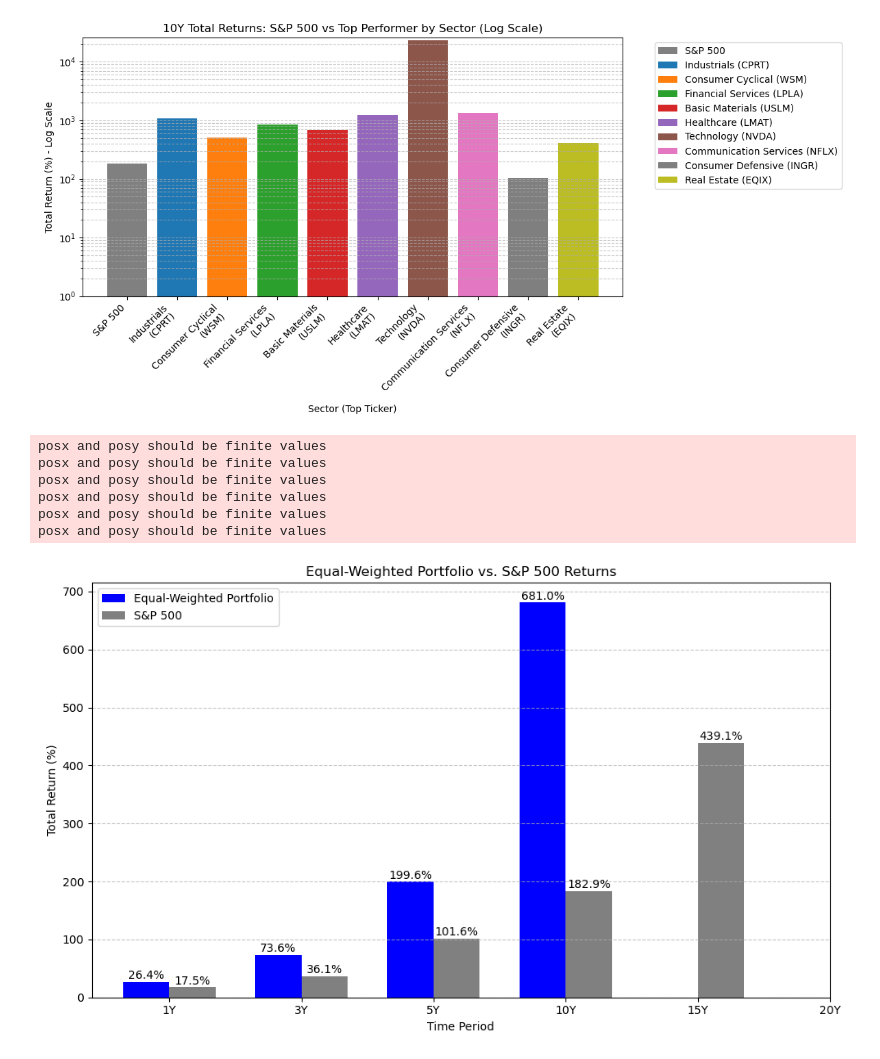
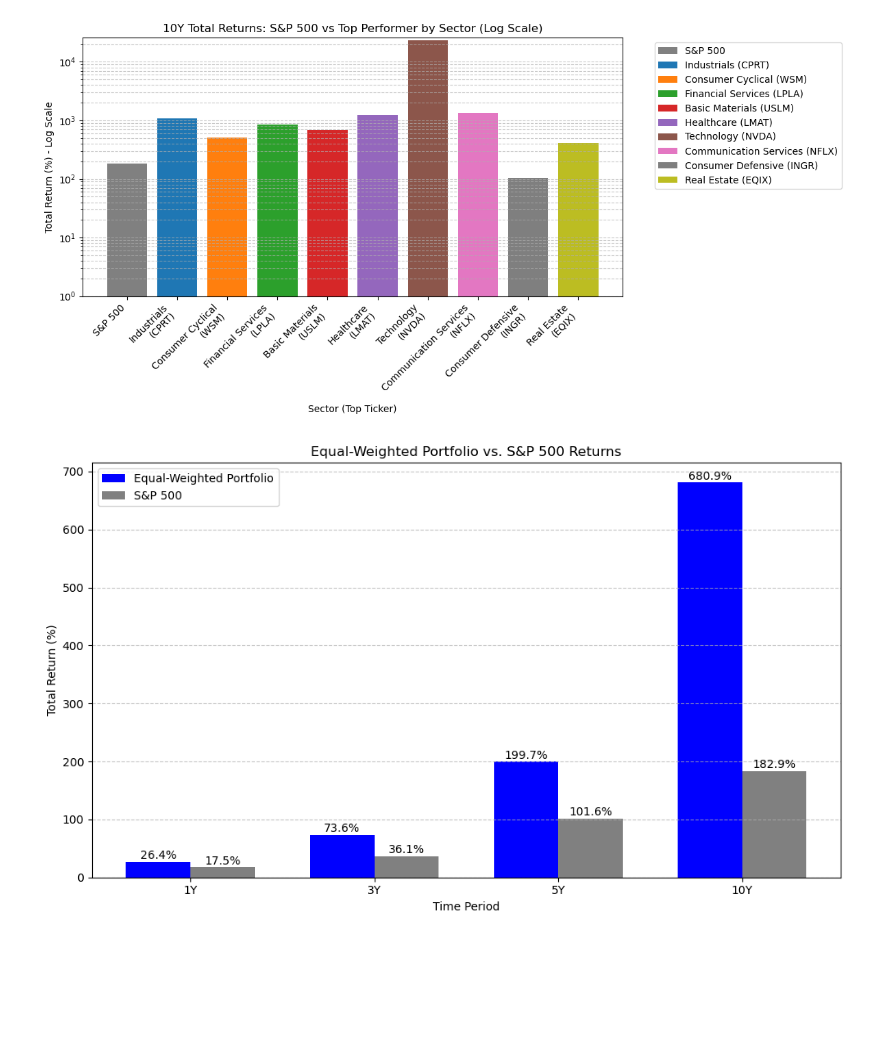
Before and after one commit to BillDFrank/Stock-Selector, a Jupyter notebook: StockSelector.ipynb, the cells around one changed output. Cells and saved outputs as stored; diff of their text form; code cells hidden in the pictures; blank space fills up the shorter version.

```diff
--- a/StockSelector.ipynb
+++ b/StockSelector.ipynb
@@ -381,7 +381,7 @@ def compare_equal_weight_portfolio(final_df, historical_data):
     equal_weight_returns = portfolio_daily_returns.mean(axis=1)
 
     # Define time periods
-    time_frames = [1, 3, 5, 10, 15, 20]
+    time_frames = [1, 3, 5, 10]
     periods = [f"{n}Y" for n in time_frames]
 
     # Calculate total returns for each period
@@ -422,37 +422,31 @@ def compare_equal_weight_portfolio(final_df, historical_data):
     plt.bar(index, returns_df['Equal-Weighted Portfolio'], bar_width, label='Equal-Weighted Portfolio', color='blue')
     plt.bar([i + bar_width for i in index], returns_df['S&P 500'], bar_width, label='S&P 500', color='gray')
 
     plt.xlabel('Time Period')
     plt.ylabel('Total Return (%)')
     plt.title('Equal-Weighted Portfolio vs. S&P 500 Returns')
     plt.xticks([i + bar_width / 2 for i in index], periods)
     plt.legend()
     plt.grid(axis='y', linestyle='--', alpha=0.7)
 
     # Add value labels on top of bars
     for i, period in enumerate(periods):
         port_val = returns_df['Equal-Weighted Portfolio'][period]
         sp_val = returns_df['S&P 500'][period]
         if port_val is not None:
             plt.text(i, port_val + 1, f"{port_val:.1f}%", ha='center', va='bottom')
         if sp_val is not None:
             plt.text(i + bar_width, sp_val + 1, f"{sp_val:.1f}%", ha='center', va='bottom')
 
     plt.tight_layout()
     plt.show()
 
 # Assuming final_df and historical_data are from your previous run of verify_performance_and_fundamentals
 # Example call (uncomment and adjust if needed):
 # final_df, sp_returns, historical_data = verify_performance_and_fundamentals(filtered_stocks_list, filtered_reits_list)
 # compare_equal_weight_portfolio(final_df, historical_data)
 
 # If you already have final_df and historical_data in your environment, just run:
 compare_equal_weight_portfolio(final_df, historical_data)
 # %% [output]
-posx and posy should be finite values
-posx and posy should be finite values
-posx and posy should be finite values
-posx and posy should be finite values
-posx and posy should be finite values
-posx and posy should be finite values
-[figure, old version]
+[figure, new version]
```
Also changed, not shown: parts of 3 cells of this notebook.
